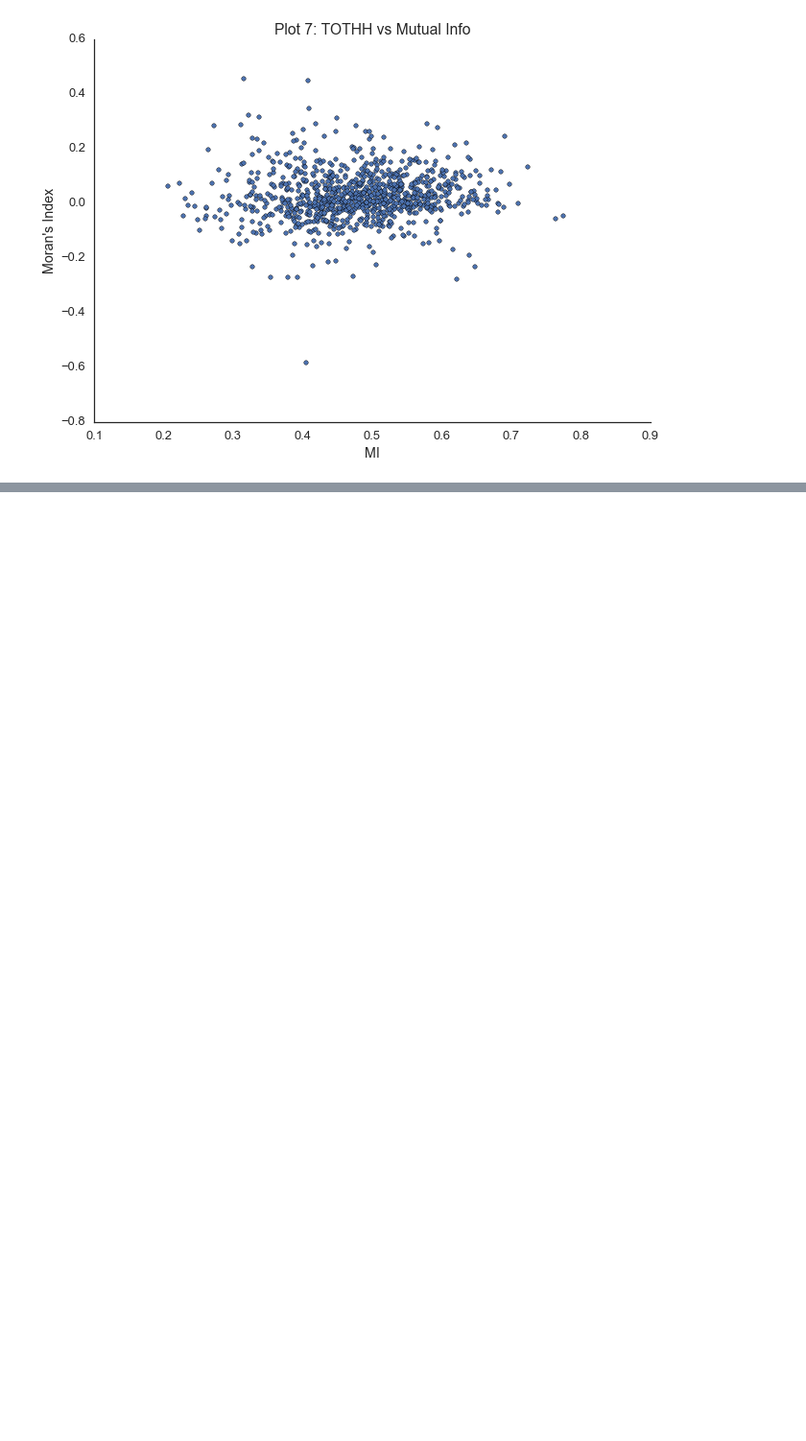
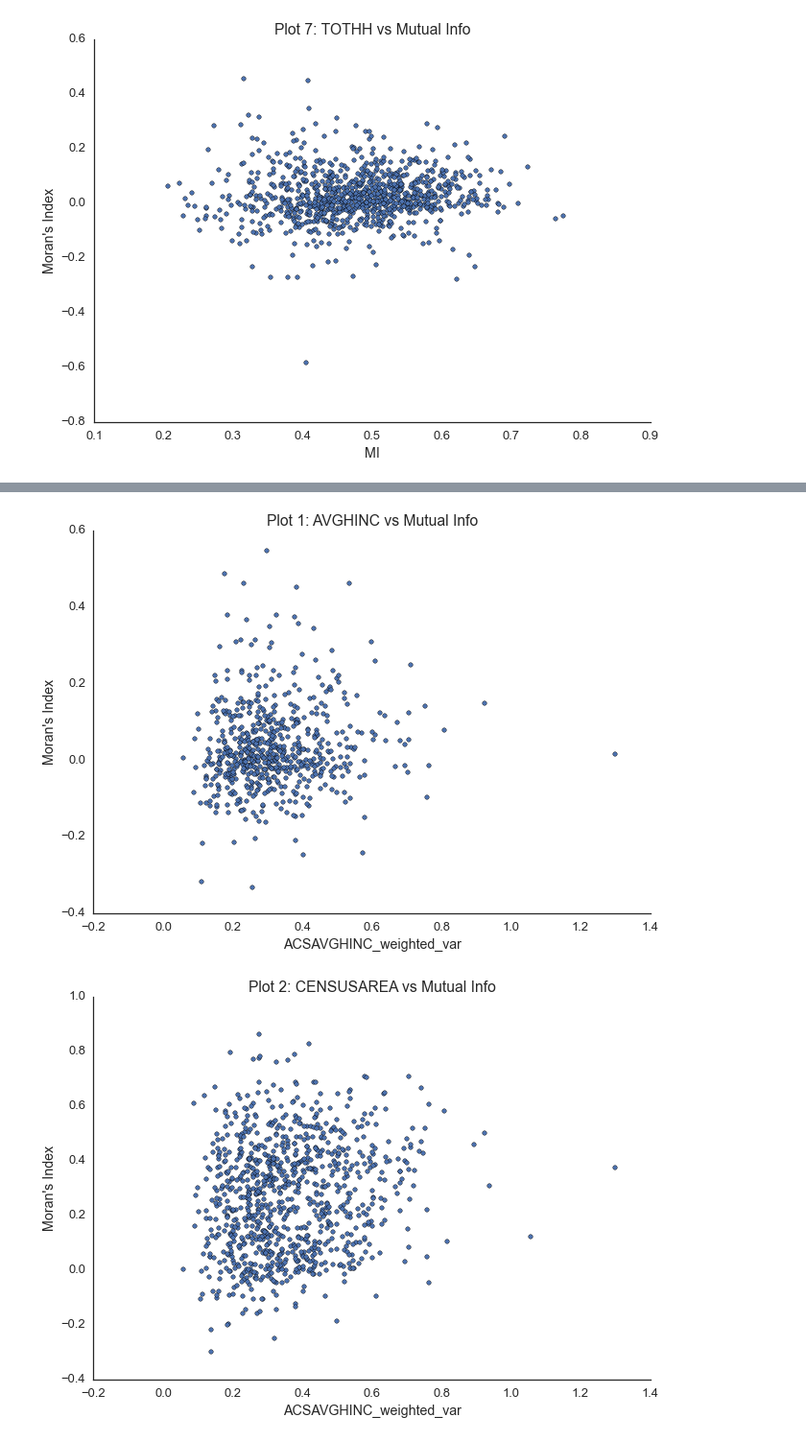
Before and after one commit to SFI-Cities/spatial_autocorrelation, a Jupyter notebook: notebooks/Moran Results.ipynb, the cells around one changed output, grey strips where cells are left out. Shown at 96% size. Saved outputs shown, nothing was run; the diff lists cells and outputs as text; code cells hidden in the pictures; blank space fills up the shorter version.

```diff
--- a/notebooks/Moran Results.ipynb
+++ b/notebooks/Moran Results.ipynb
@@ -85,0 +98,8 @@ for i, (name, group) in enumerate(grouped):
+# %%
+for i, (name, group) in enumerate(grouped):
+    title = 'Plot {}: {} vs {}'.format(i+1, name, 'Mutual Info')
+    group.plot(x='ACSAVGHINC_weighted_var', y="Moran's Index", kind='scatter', title=title)
+    sns.despine()
+# %% [output]
+[figure, added]
+[figure, added]
```
Also changed, not shown: parts of 4 cells of this notebook.
